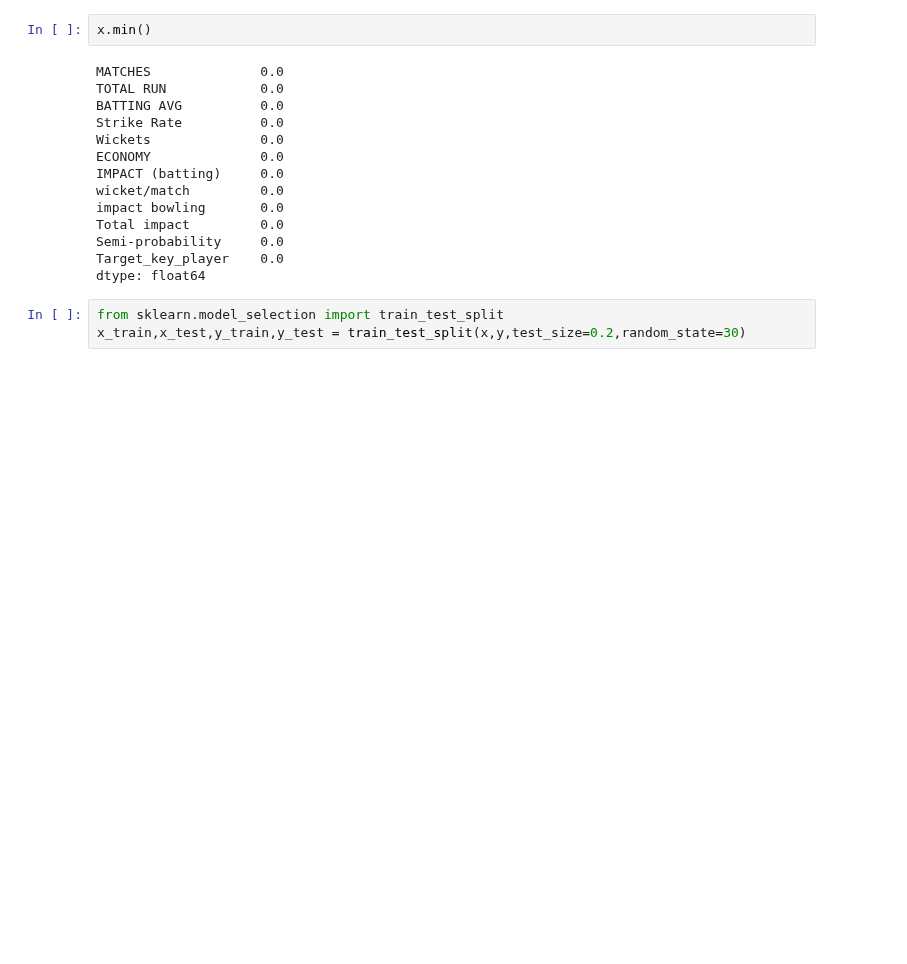
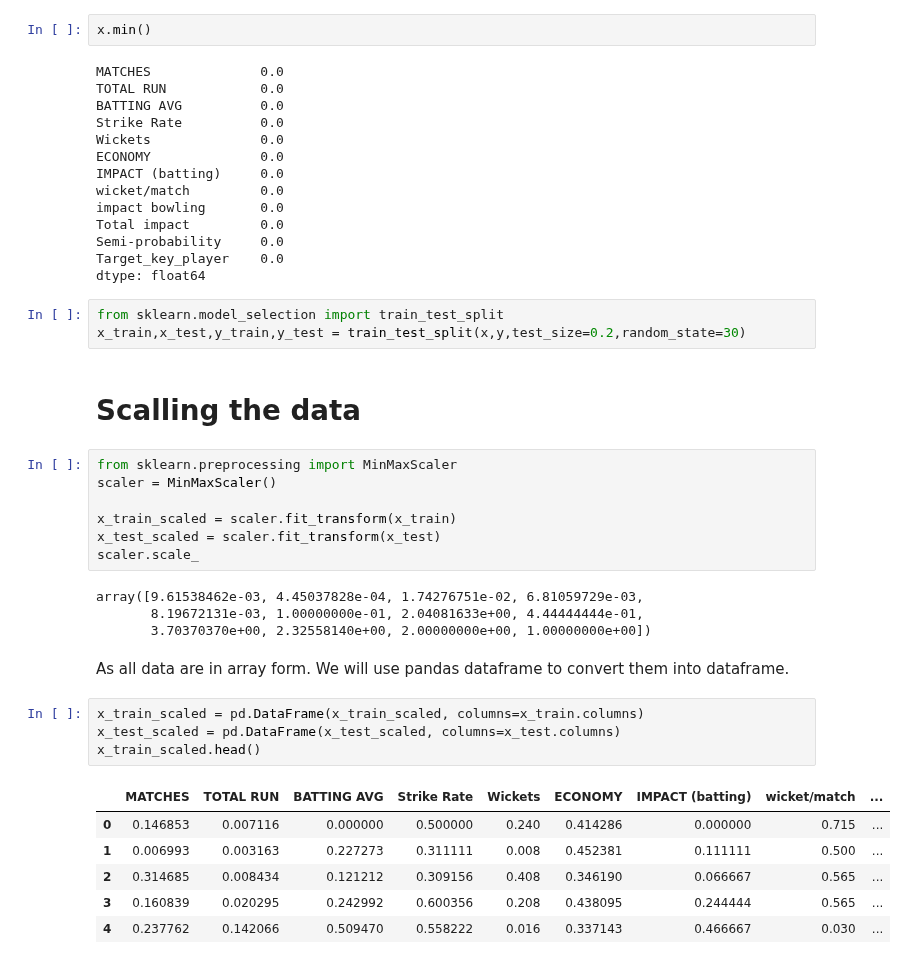
Before and after one commit to n8fury/MVP_Predictor-T20_Mens_Worldcup_2022, a Jupyter notebook: Notebooks/models.ipynb, the cells around one changed output. Saved outputs shown, nothing was run; the diff lists cells and outputs as text; blank space fills up the shorter version.

Commit message:
performed data scaling using MinMaxScaler

```diff
--- a/Notebooks/models.ipynb
+++ b/Notebooks/models.ipynb
@@ -190,3 +190,29 @@ dtype: float64
 # %%
 from sklearn.model_selection import train_test_split
 x_train,x_test,y_train,y_test = train_test_split(x,y,test_size=0.2,random_state=30)
+# %% [markdown]
+# Scalling the data
+# %%
+from sklearn.preprocessing import MinMaxScaler
+scaler = MinMaxScaler()
+
+x_train_scaled = scaler.fit_transform(x_train)
+x_test_scaled = scaler.fit_transform(x_test)
+scaler.scale_
+# %% [output]
+array([9.61538462e-03, 4.45037828e-04, 1.74276751e-02, 6.81059729e-03,
+       8.19672131e-03, 1.00000000e-01, 2.04081633e+00, 4.44444444e-01,
+       3.70370370e+00, 2.32558140e+00, 2.00000000e+00, 1.00000000e+00])
+# %% [markdown]
+As all data are in array form. We will use pandas dataframe to convert them into dataframe.
+# %%
+x_train_scaled = pd.DataFrame(x_train_scaled, columns=x_train.columns)
+x_test_scaled = pd.DataFrame(x_test_scaled, columns=x_test.columns)
+x_train_scaled.head()
+# %% [output]
+|  | MATCHES | TOTAL RUN | BATTING AVG | Strike Rate | Wickets | ECONOMY | IMPACT (batting) | wicket/match | ... |
+| 0 | 0.146853 | 0.007116 | 0.000000 | 0.500000 | 0.240 | 0.414286 | 0.000000 | 0.715 | ... |
+| 1 | 0.006993 | 0.003163 | 0.227273 | 0.311111 | 0.008 | 0.452381 | 0.111111 | 0.500 | ... |
+| 2 | 0.314685 | 0.008434 | 0.121212 | 0.309156 | 0.408 | 0.346190 | 0.066667 | 0.565 | ... |
+| 3 | 0.160839 | 0.020295 | 0.242992 | 0.600356 | 0.208 | 0.438095 | 0.244444 | 0.565 | ... |
+| 4 | 0.237762 | 0.142066 | 0.509470 | 0.558222 | 0.016 | 0.337143 | 0.466667 | 0.030 | ... |
```
